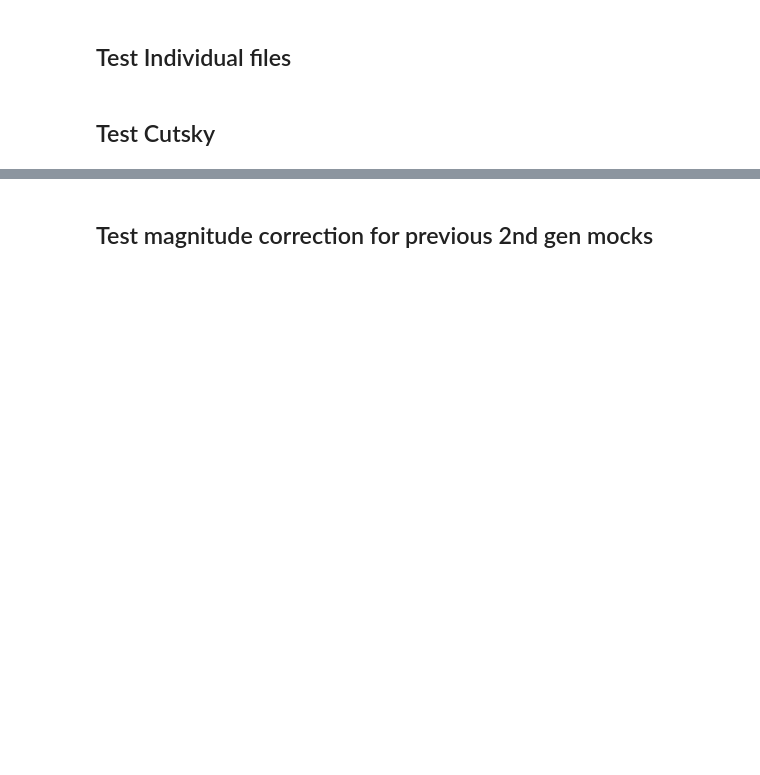
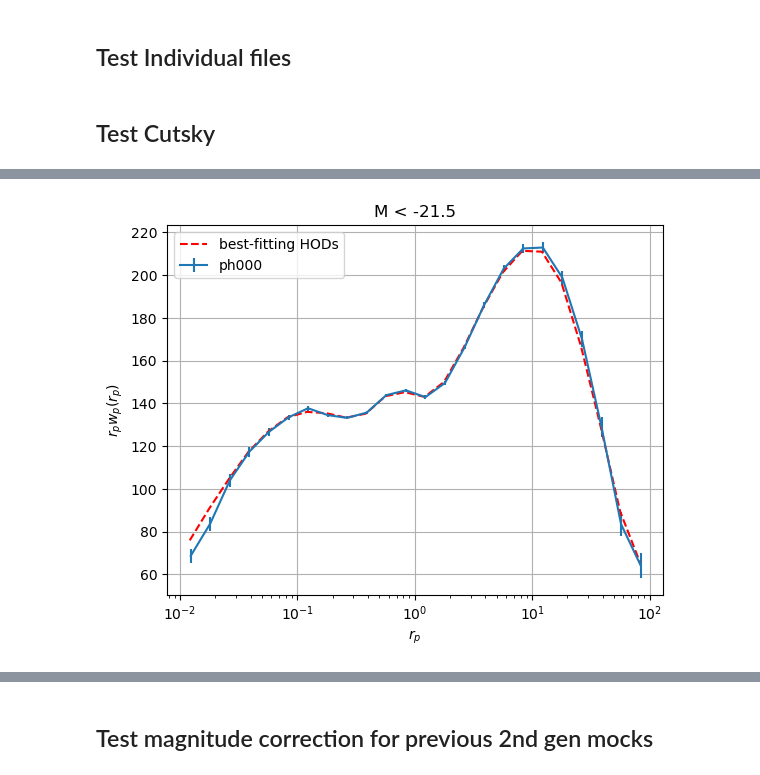
Before and after one commit to JadePiat/Relativistic_effects, a Jupyter notebook: tests_clustering_mocks.ipynb, the cells around one changed output, grey strips where cells are left out. Drawn from its saved outputs; the diff is of its cells as text; code cells hidden in the pictures; blank space fills up the shorter version.

```diff
--- a/tests_clustering_mocks.ipynb
+++ b/tests_clustering_mocks.ipynb
@@ -421,0 +448,38 @@ pos_rand = np.array([RA_rand[mask_rand],DEC_rand[mask_rand],cosmo.comoving_dista
+# %%
+data_samples = subsampler.label(pos_data)
+randoms_samples = subsampler.label(pos_rand)
+edges = (np.logspace(-2, 2, 25), np.linspace(-80, 80, 161))
+result = TwoPointCorrelationFunction('rppi', edges, data_positions1=pos_data, randoms_positions1=pos_rand,
+                                     data_samples1=data_samples, randoms_samples1=randoms_samples, position_type='rdd',
+                                     engine='corrfunc', compute_sepsavg=False, nthreads=24)
+# %%
+import os
+import tempfile
+from pycorr import TwoPointEstimator
+
+with tempfile.TemporaryDirectory() as tmp_dir:
+    fn = os.path.join(tmp_dir, 'tmp.npy')
+    result.save(fn)
+    result = TwoPointEstimator.load(fn)
+# %%
+wp, cov = result.get_corr(return_cov=True,mode='wp')
+std = np.diag(cov)**0.5
+# %%
+wp_hod = np.loadtxt('best_fitting_HODs/diff_start_low_prior_1_CF_wsys.txt')
+
+rp_bins = np.logspace(-2, 2, 25)
+rp = 0.5*(rp_bins[1:]+rp_bins[:-1])
+
+ax = plt.gca()
+ax.set_xscale('log')
+ax.set_title(f'M < {threshold}')
+ax.set_xlabel(r'$r_{p}$')
+ax.set_ylabel(r'$r_{p} w_{p}(r_{p})$')
+ax.grid(True)
+ax.errorbar(rp, rp * wp,yerr=rp*std, ls='-', label="ph000")
+ax.plot(wp_hod[:,0], rp * wp_hod[:,2],'r--',label='best-fitting HODs')
+
+plt.legend()
+plt.show()
+# %% [output]
+[figure, added]
```
Also changed, not shown: parts of 15 cells of this notebook.
